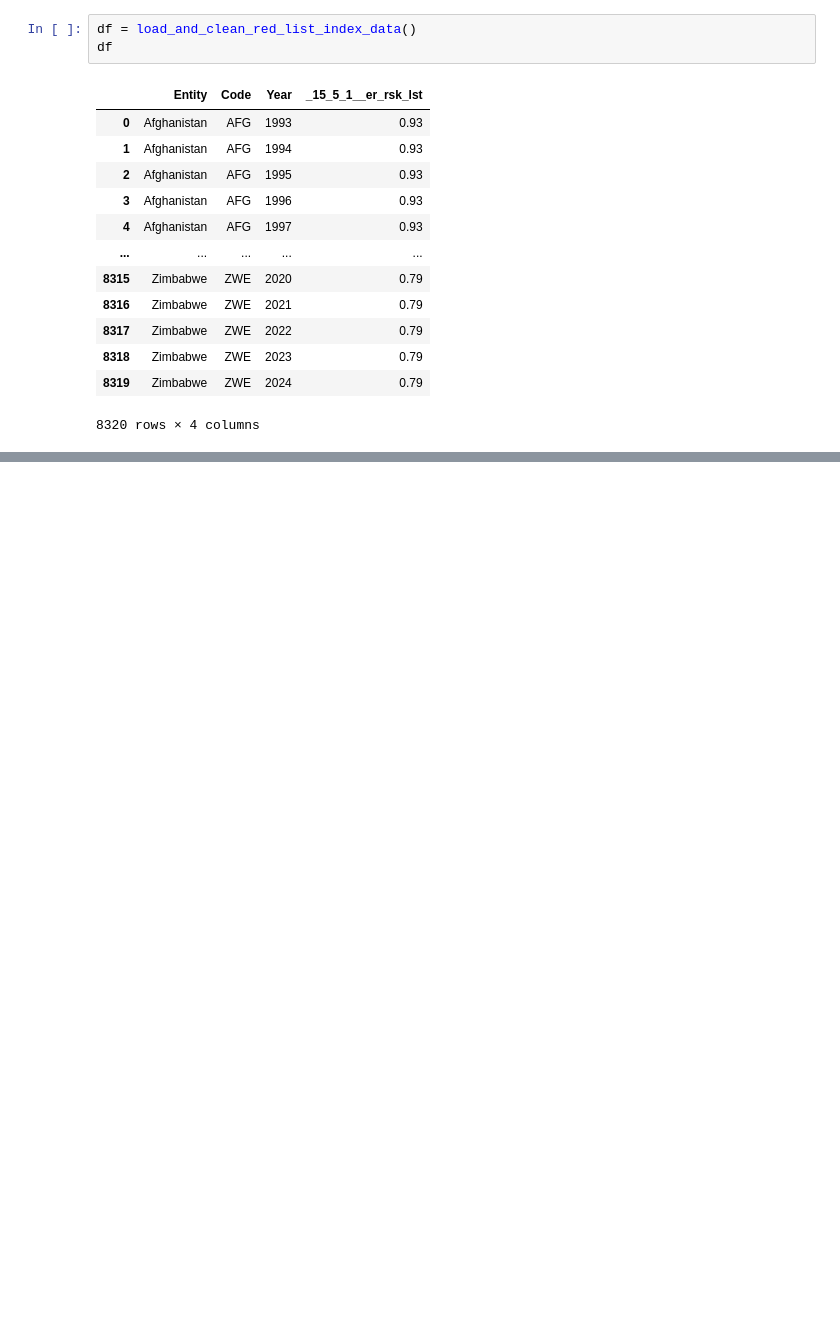
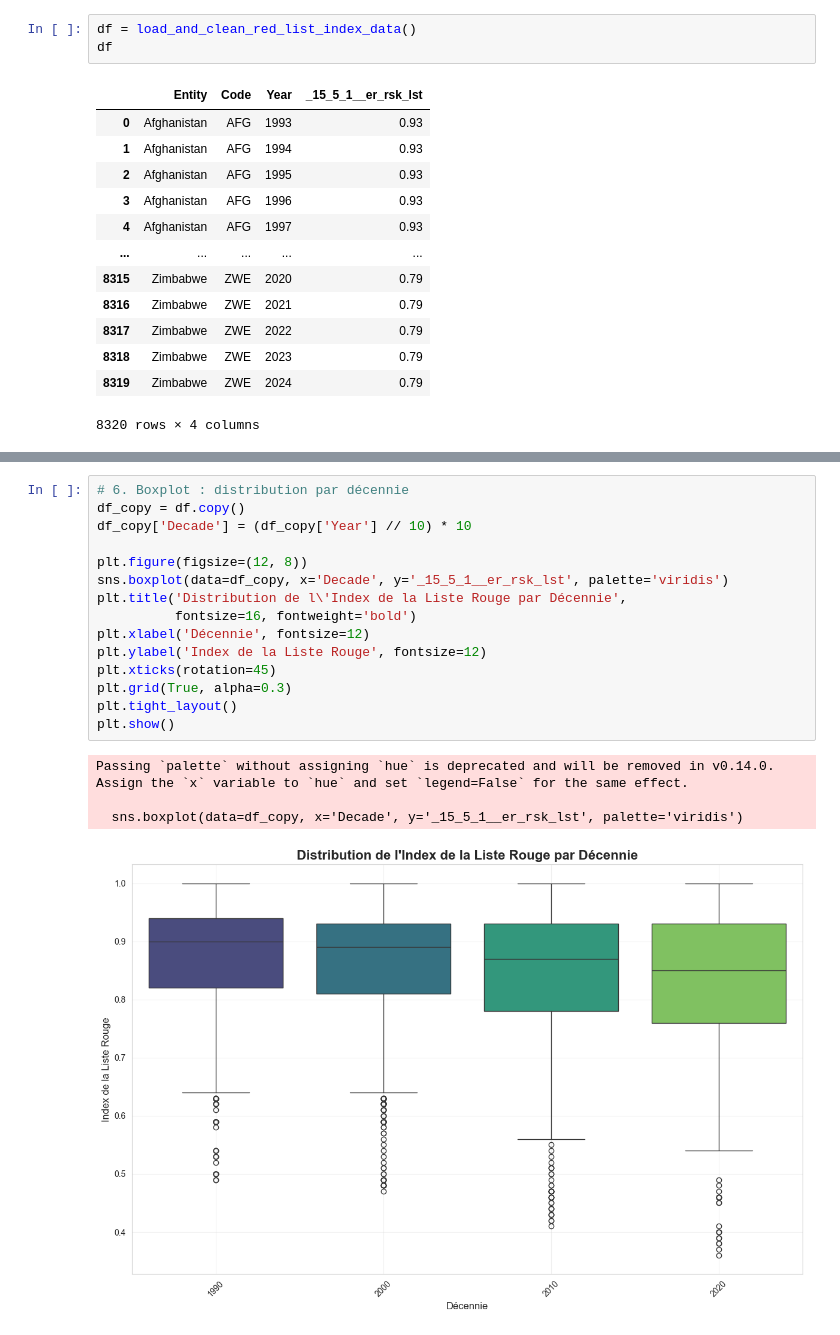
Before and after one commit to Juliendnte/OceanState_Analysis, a Jupyter notebook: oceanstate_analysis/notebooks/exploratory/redlistindex.ipynb, the cells around one changed output, grey strips where cells are left out. Saved outputs shown, nothing was run; the diff lists cells and outputs as text; blank space fills up the shorter version.

```diff
--- a/oceanstate_analysis/notebooks/exploratory/redlistindex.ipynb
+++ b/oceanstate_analysis/notebooks/exploratory/redlistindex.ipynb
@@ -25,0 +51,20 @@ df
+# %%
+# 6. Boxplot : distribution par décennie
+df_copy = df.copy()
+df_copy['Decade'] = (df_copy['Year'] // 10) * 10
+
+plt.figure(figsize=(12, 8))
+sns.boxplot(data=df_copy, x='Decade', y='_15_5_1__er_rsk_lst', palette='viridis')
+plt.title('Distribution de l\'Index de la Liste Rouge par Décennie',
+          fontsize=16, fontweight='bold')
+plt.xlabel('Décennie', fontsize=12)
+plt.ylabel('Index de la Liste Rouge', fontsize=12)
+plt.xticks(rotation=45)
+plt.grid(True, alpha=0.3)
+plt.tight_layout()
+plt.show()
+# %% [output]
+Passing `palette` without assigning `hue` is deprecated and will be removed in v0.14.0. Assign the `x` variable to `hue` and set `legend=False` for the same effect.
+
+  sns.boxplot(data=df_copy, x='Decade', y='_15_5_1__er_rsk_lst', palette='viridis')
+[figure, added]
```
Also changed, not shown: parts of 7 cells of this notebook, 1 other file.
